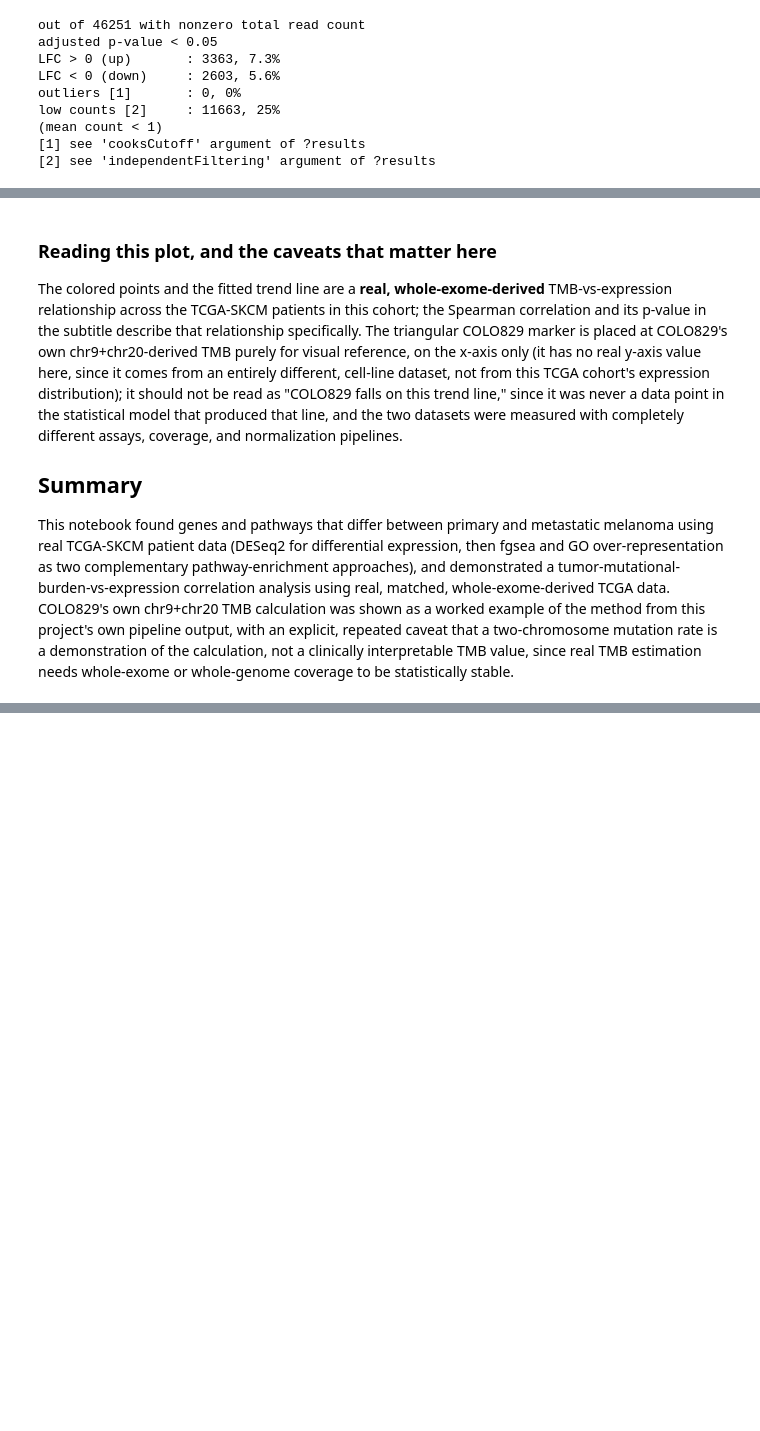
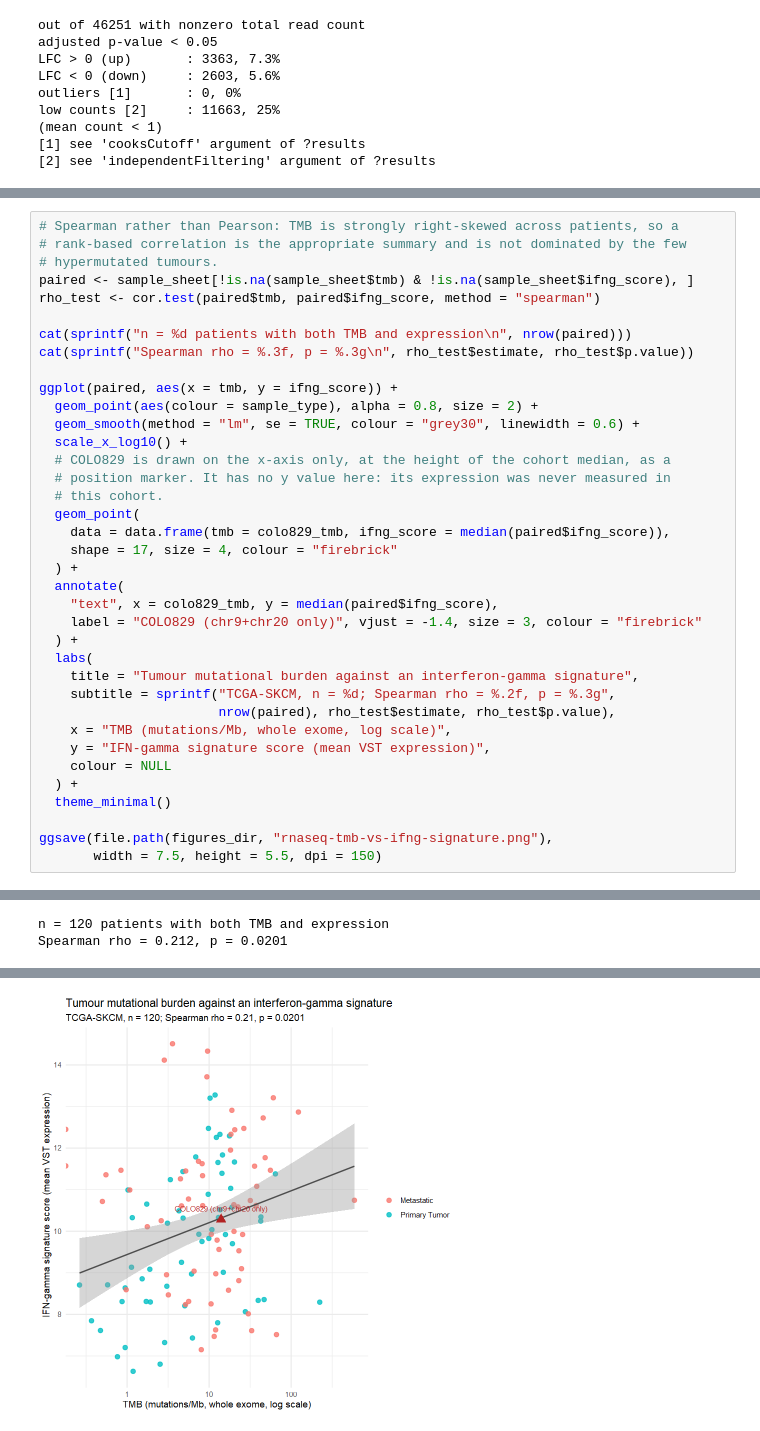
Before and after one commit to chuabrandon26/melanoma-ngs-precision-oncology, a Jupyter notebook: notebooks/03_rnaseq_de_and_tmb_correlation.ipynb, the cells around one changed output, grey strips where cells are left out. Cells and saved outputs as stored; diff of their text form; blank space fills up the shorter version.

```diff
--- a/notebooks/03_rnaseq_de_and_tmb_correlation.ipynb
+++ b/notebooks/03_rnaseq_de_and_tmb_correlation.ipynb
@@ -656,24 +557,38 @@ than a clinically comparable value.
-# %% [markdown]
-### Reading this plot, and the caveats that matter here
-
-The colored points and the fitted trend line are a **real, whole-exome-derived**
-TMB-vs-expression relationship across the TCGA-SKCM patients in this cohort; the Spearman
-correlation and its p-value in the subtitle describe that relationship specifically. The
-triangular COLO829 marker is placed at COLO829's own chr9+chr20-derived TMB purely for
-visual reference, on the x-axis only (it has no real y-axis value here, since it comes
-from an entirely different, cell-line dataset, not from this TCGA cohort's expression
-distribution); it should not be read as "COLO829 falls on this trend line," since it was
-never a data point in the statistical model that produced that line, and the two datasets
-were measured with completely different assays, coverage, and normalization pipelines.
-
-## Summary
-
-This notebook found genes and pathways that differ between primary and metastatic
-melanoma using real TCGA-SKCM patient data (DESeq2 for differential expression, then
-fgsea and GO over-representation as two complementary pathway-enrichment approaches), and
-demonstrated a tumor-mutational-burden-vs-expression correlation analysis using real,
-matched, whole-exome-derived TCGA data. COLO829's own chr9+chr20 TMB calculation was
-shown as a worked example of the method from this project's own pipeline output, with an
-explicit, repeated caveat that a two-chromosome mutation rate is a demonstration of the
-calculation, not a clinically interpretable TMB value, since real TMB estimation needs
-whole-exome or whole-genome coverage to be statistically stable.
+# %%
+# Spearman rather than Pearson: TMB is strongly right-skewed across patients, so a
+# rank-based correlation is the appropriate summary and is not dominated by the few
+# hypermutated tumours.
+paired <- sample_sheet[!is.na(sample_sheet$tmb) & !is.na(sample_sheet$ifng_score), ]
+rho_test <- cor.test(paired$tmb, paired$ifng_score, method = "spearman")
+
+cat(sprintf("n = %d patients with both TMB and expression\n", nrow(paired)))
+cat(sprintf("Spearman rho = %.3f, p = %.3g\n", rho_test$estimate, rho_test$p.value))
+
+ggplot(paired, aes(x = tmb, y = ifng_score)) +
+  geom_point(aes(colour = sample_type), alpha = 0.8, size = 2) +
+  geom_smooth(method = "lm", se = TRUE, colour = "grey30", linewidth = 0.6) +
+  scale_x_log10() +
+  # COLO829 is drawn on the x-axis only, at the height of the cohort median, as a
+  # position marker. It has no y value here: its expression was never measured in
+  # this cohort.
+  geom_point(
+    data = data.frame(tmb = colo829_tmb, ifng_score = median(paired$ifng_score)),
+    shape = 17, size = 4, colour = "firebrick"
+  ) +
+  annotate(
+    "text", x = colo829_tmb, y = median(paired$ifng_score),
+    label = "COLO829 (chr9+chr20 only)", vjust = -1.4, size = 3, colour = "firebrick"
+  ) +
+  labs(
+    title = "Tumour mutational burden against an interferon-gamma signature",
+    subtitle = sprintf("TCGA-SKCM, n = %d; Spearman rho = %.2f, p = %.3g",
+                       nrow(paired), rho_test$estimate, rho_test$p.value),
+    x = "TMB (mutations/Mb, whole exome, log scale)",
+    y = "IFN-gamma signature score (mean VST expression)",
+    colour = NULL
+  ) +
+  theme_minimal()
+
+ggsave(file.path(figures_dir, "rnaseq-tmb-vs-ifng-signature.png"),
+       width = 7.5, height = 5.5, dpi = 150)
+# %% [output]
@@ -679,0 +597,2 @@ whole-exome or whole-genome coverage to be statistically stable.
+n = 120 patients with both TMB and expression
+Spearman rho = 0.212, p = 0.0201
@@ -679,0 +613 @@ whole-exome or whole-genome coverage to be statistically stable.
+[figure, added]
```
Also changed, not shown: parts of 24 cells of this notebook, 6 other files.
